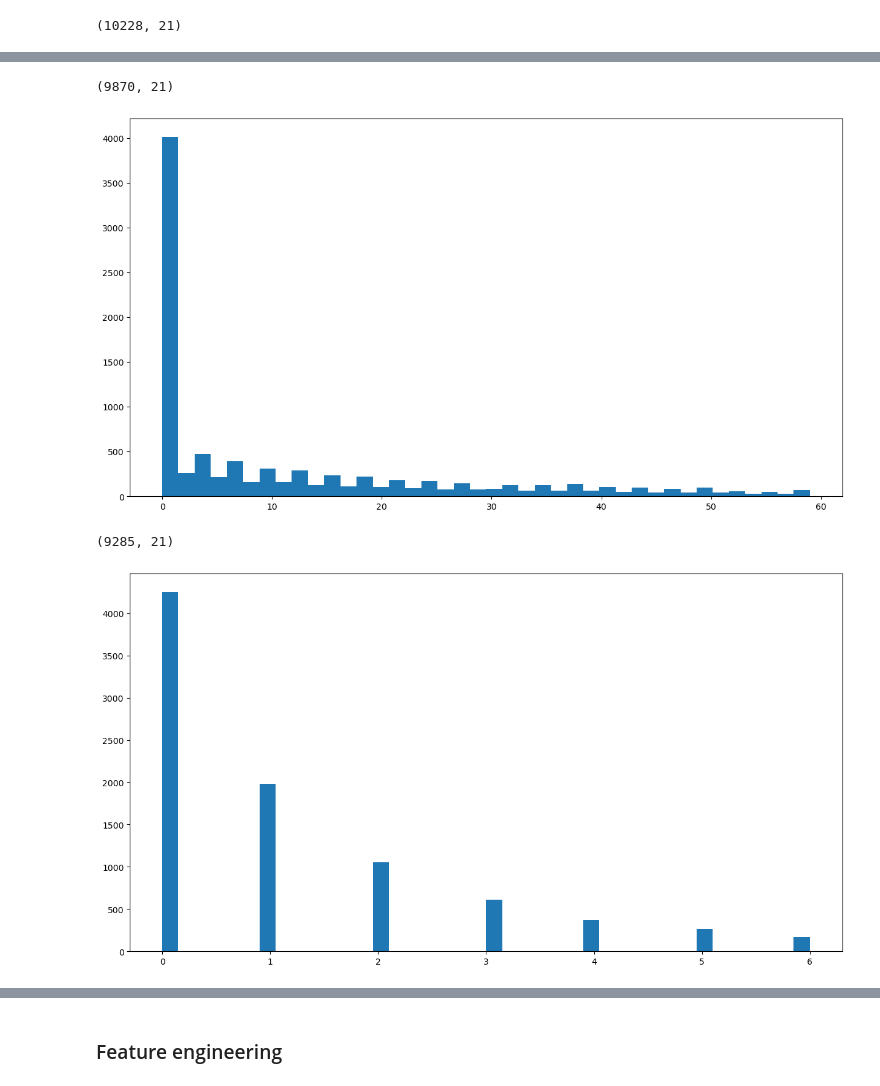
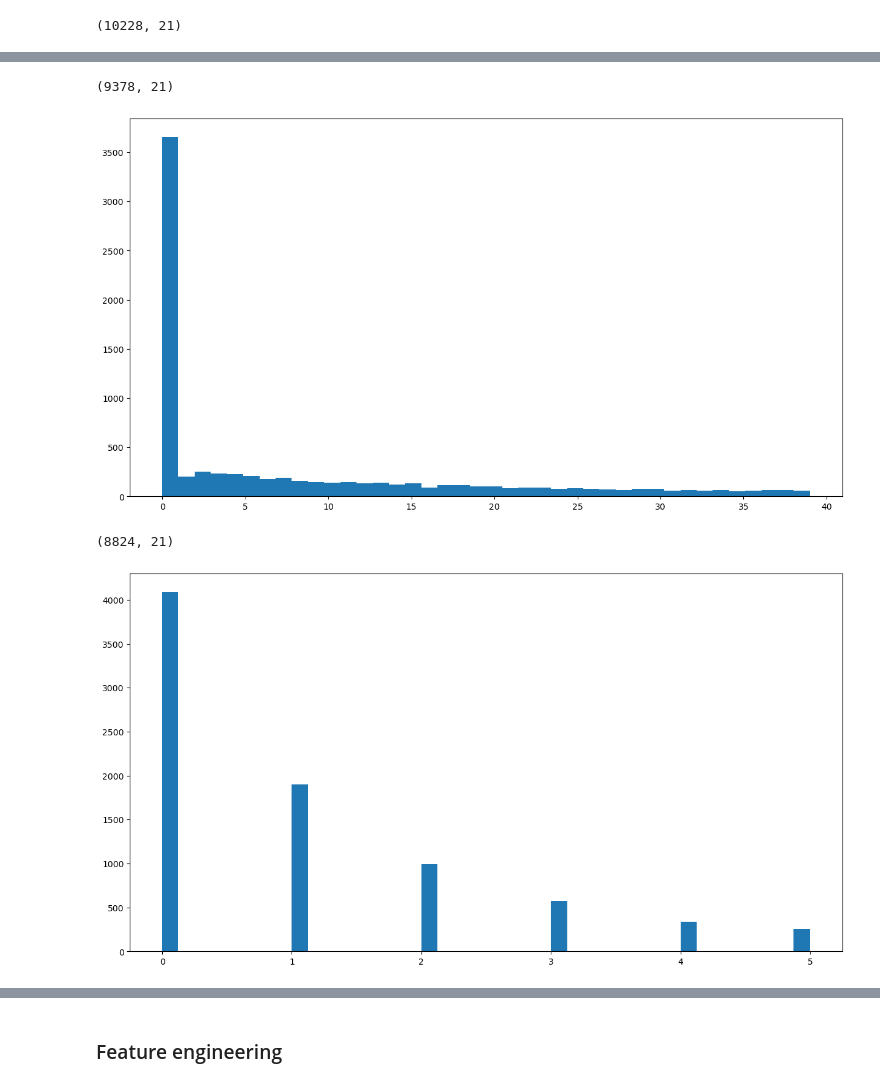
Before and after one commit to Tuwaiq-DS-ML-bootcamp-V-8/Usecase-7, a Jupyter notebook: EDA explain template.ipynb, the cells around one changed output, grey strips where cells are left out. Cells and saved outputs as stored; diff of their text form; code cells hidden in the pictures.

```diff
--- a/EDA explain template.ipynb
+++ b/EDA explain template.ipynb
@@ -308,7 +308,7 @@ plt.show()
 # %%
 #Filter assists outliers  if assists < 0.35 i will take it
 
-df = df[df['assists'] < 0.35]
+df = df[df['assists'] < 0.25]
 # %%
 df.shape
 # %% [output]
@@ -329,17 +329,17 @@ df = df[df['minutes played'] < 8000]
 # %%
 df.shape
 # %% [output]
-(9870, 21)
+(9378, 21)
 # %%
 plt.figure(figsize=(15,8))
 
 #Show games_injured outliers  if games_injured < 60 i will take it
 
 
-plt.hist(df[df['games_injured'] < 60]['games_injured'], bins=40)
+plt.hist(df[df['games_injured'] < 40]['games_injured'], bins=40)
 plt.show()
 # %% [output]
-[figure, old version]
+[figure, new version]
 # %%
 #Filter games_injured outliers  if games_injured < 60 i will take it
 
@@ -347,16 +347,16 @@ df = df[df['games_injured'] < 60]
 # %%
 df.shape
 # %% [output]
-(9285, 21)
+(8824, 21)
 # %%
 plt.figure(figsize=(15,8))
 
 #Show award outliers  if award < 60 i will take it
 
-plt.hist(df[df['award']<=6]['award'], bins=40)
+plt.hist(df[df['award']<6]['award'], bins=40)
 plt.show()
 # %% [output]
-[figure, old version]
+[figure, new version]
 # %%
 #Filter award outliers  if award < 60 i will take it
 
```
Also changed, not shown: parts of 34 cells of this notebook.
